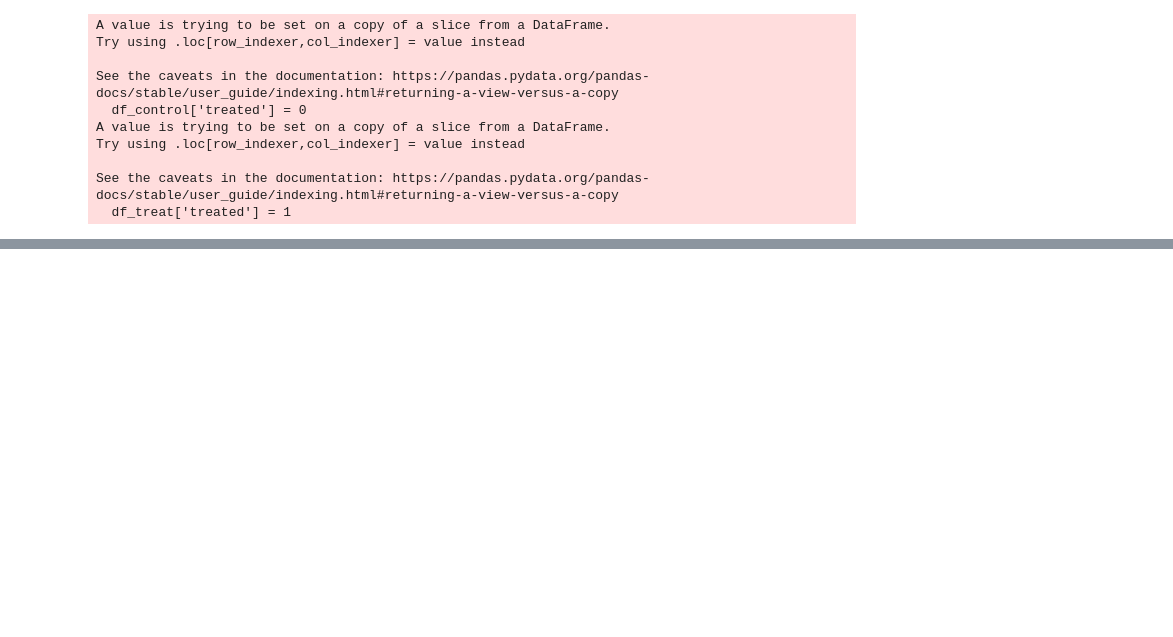
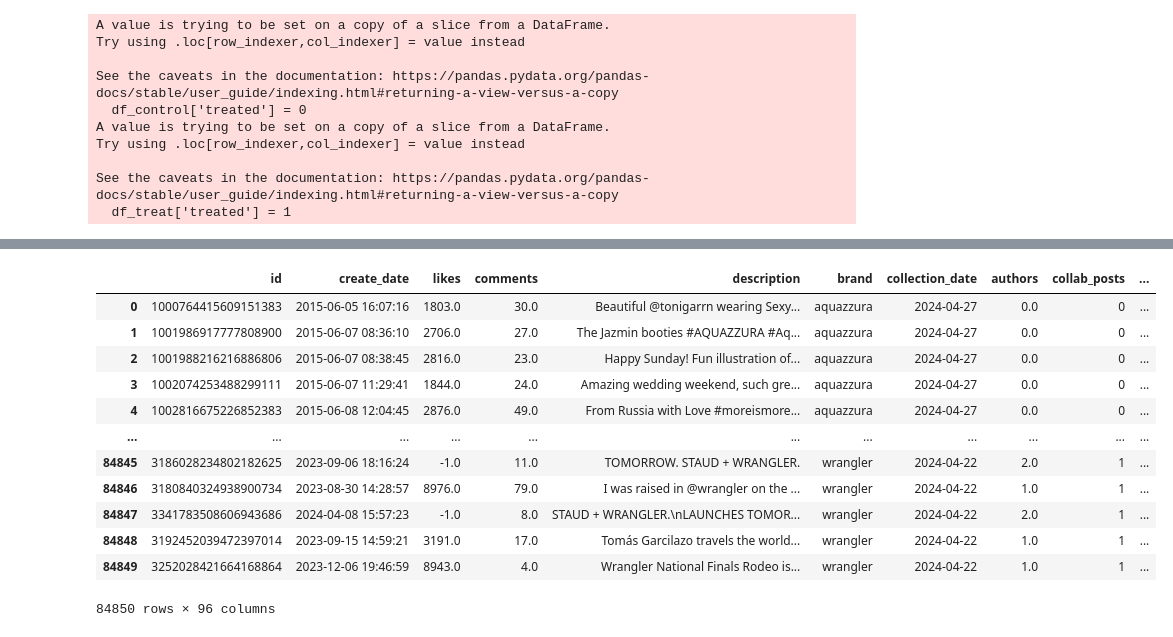
Before and after one commit to eyoy/collab_ig, a Jupyter notebook: data_creation.ipynb, the cells around one changed output, grey strips where cells are left out. Cells and saved outputs as stored; diff of their text form; code cells hidden in the pictures; blank space fills up the shorter version.

```diff
--- a/data_creation.ipynb
+++ b/data_creation.ipynb
@@ -243,0 +238,4 @@ See the caveats in the documentation: https://pandas.pydata.org/pandas-docs/stab
+# %%
+features = pd.read_csv(r"G:\ig\features.csv", index_col = 0)
+final.id = final.id.astype(str)
+features.id = features.id.astype(str)
@@ -243,0 +258,18 @@ See the caveats in the documentation: https://pandas.pydata.org/pandas-docs/stab
+# %%
+final = final.merge(features, on = 'id', how = 'left')
+# %%
+final
+# %% [output]
+|  | id | create_date | likes | comments | description | brand | collection_date | authors | collab_posts | ... |
+| 0 | 1000764415609151383 | 2015-06-05 16:07:16 | 1803.0 | 30.0 | Beautiful @tonigarrn wearing Sexy... | aquazzura | 2024-04-27 | 0.0 | 0 | ... |
+| 1 | 1001986917777808900 | 2015-06-07 08:36:10 | 2706.0 | 27.0 | The Jazmin booties #AQUAZZURA #Aq... | aquazzura | 2024-04-27 | 0.0 | 0 | ... |
+| 2 | 1001988216216886806 | 2015-06-07 08:38:45 | 2816.0 | 23.0 | Happy Sunday! Fun illustration of... | aquazzura | 2024-04-27 | 0.0 | 0 | ... |
+| 3 | 1002074253488299111 | 2015-06-07 11:29:41 | 1844.0 | 24.0 | Amazing wedding weekend, such gre... | aquazzura | 2024-04-27 | 0.0 | 0 | ... |
+| 4 | 1002816675226852383 | 2015-06-08 12:04:45 | 2876.0 | 49.0 | From Russia with Love #moreismore... | aquazzura | 2024-04-27 | 0.0 | 0 | ... |
+| ... | ... | ... | ... | ... | ... | ... | ... | ... | ... | ... |
+| 84845 | 3186028234802182625 | 2023-09-06 18:16:24 | -1.0 | 11.0 | TOMORROW. STAUD + WRANGLER. | wrangler | 2024-04-22 | 2.0 | 1 | ... |
+| 84846 | 3180840324938900734 | 2023-08-30 14:28:57 | 8976.0 | 79.0 | I was raised in @wrangler on the ... | wrangler | 2024-04-22 | 1.0 | 1 | ... |
+| 84847 | 3341783508606943686 | 2024-04-08 15:57:23 | -1.0 | 8.0 | STAUD + WRANGLER.\nLAUNCHES TOMOR... | wrangler | 2024-04-22 | 2.0 | 1 | ... |
+| 84848 | 3192452039472397014 | 2023-09-15 14:59:21 | 3191.0 | 17.0 | Tomás Garcilazo travels the world... | wrangler | 2024-04-22 | 1.0 | 1 | ... |
+| 84849 | 3252028421664168864 | 2023-12-06 19:46:59 | 8943.0 | 4.0 | Wrangler National Finals Rodeo is... | wrangler | 2024-04-22 | 1.0 | 1 | ... |
+84850 rows × 96 columns
```
Also changed, not shown: parts of 5 cells of this notebook.
